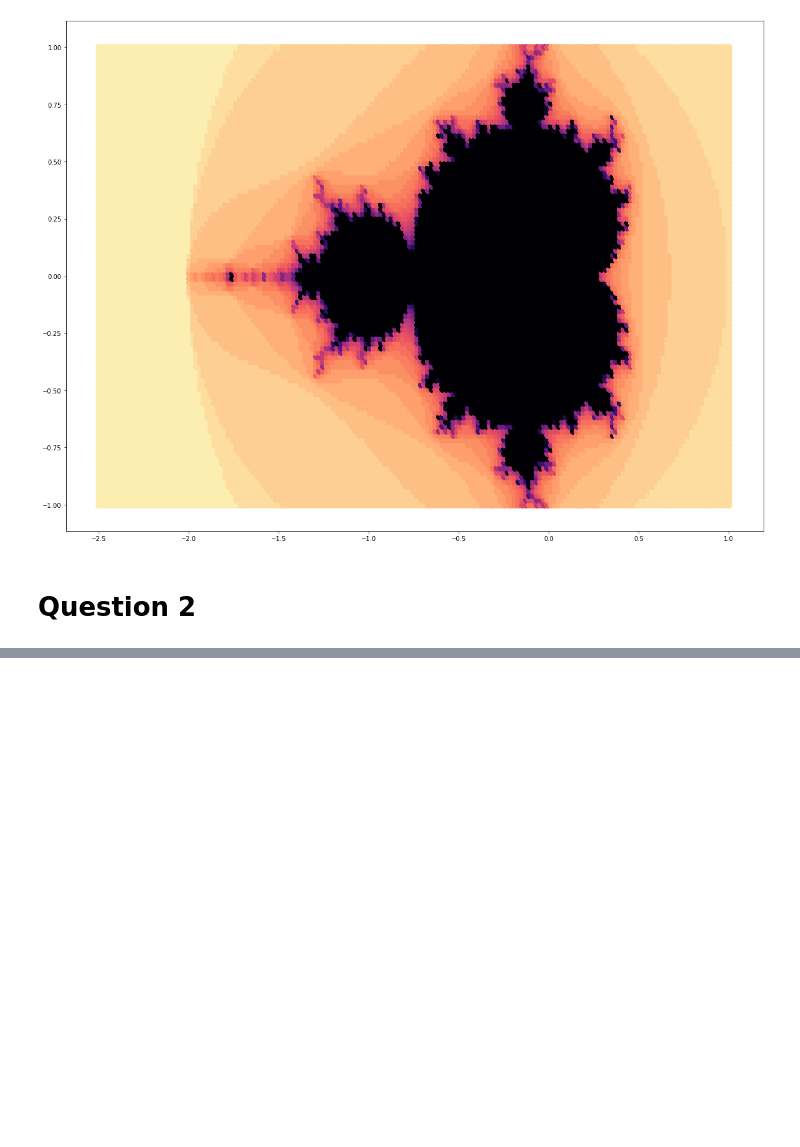
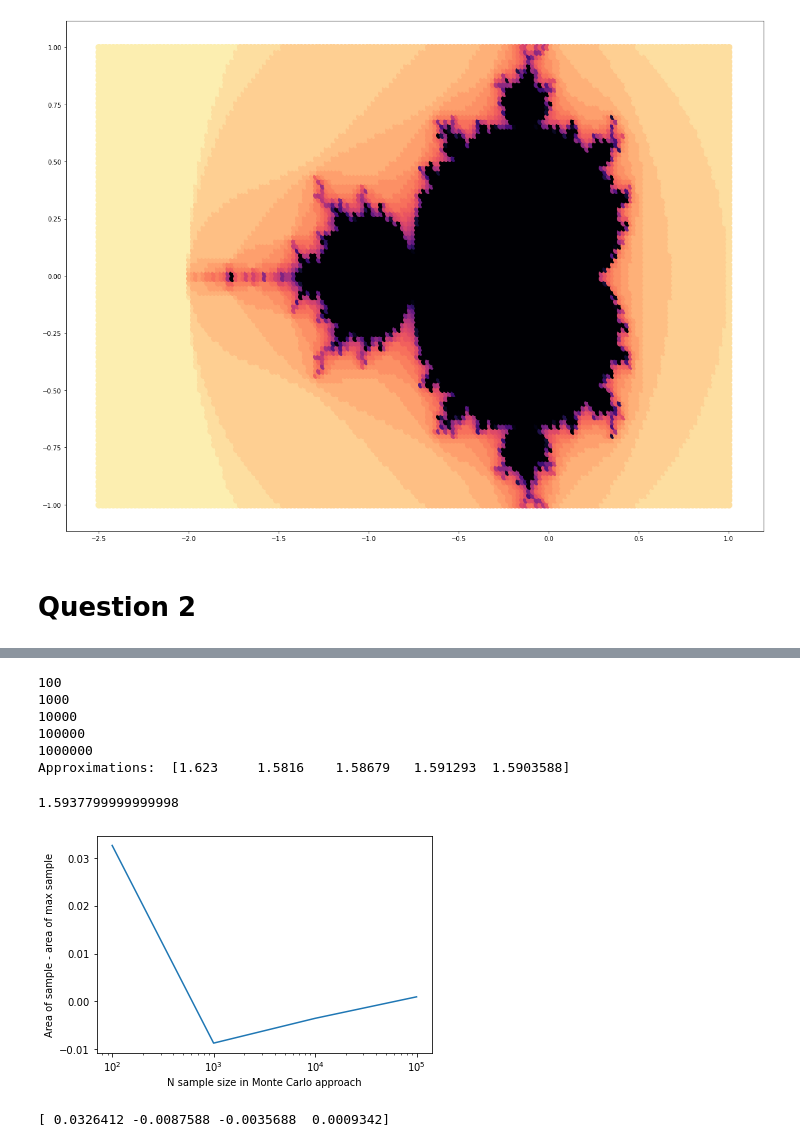
Before and after one commit to DaVinkie/StochSim, a Jupyter notebook: Mandelbrot.ipynb, the cells around one changed output, grey strips where cells are left out. Cells and saved outputs as stored; diff of their text form; code cells hidden in the pictures; blank space fills up the shorter version.

```diff
--- a/Mandelbrot.ipynb
+++ b/Mandelbrot.ipynb
@@ -95,0 +127,41 @@ So estimated Area of the Mandelbrot Island is:  1.53
+# %%
+def sample_convergence(n_tests, max_iteration, sample_range):
+    ''' Calculates the difference in approximated between a range of sample sizes and its highest value.
+    Returns a list of differences for sample size. The approximated area is the average over n_tests using
+    the sample_size as the amount of samples.
+    '''
+    approximations = np.array([])
+    for samples in sample_range:
+        print(samples)
+        run = np.array([monte_carlo_area(samples, max_iteration, TOTAL_AREA) for r in range(n_tests)])
+        avg = np.mean(run)
+        approximations = np.append(approximations, avg)
+    max_approximation = approximations[-1] # Final max_s = j
+    print('Approximations: ', approximations)
+    differences = approximations[:-1] - max_approximation
+    return differences
+
+sample_range = [10**i for i in range(2, 7)]
+s = sample_convergence(20, 50, sample_range)
+# %% [output]
+100
+1000
+10000
+100000
+1000000
+Approximations:  [1.623     1.5816    1.58679   1.591293  1.5903588]
+# %%
+monte_carlo_area(100000, 50, TOTAL_AREA)
+# %% [output]
+1.5937799999999998
+# %%
+plt.semilogx([10**i for i in range(2, 6)], s)
+plt.xlabel("N sample size in Monte Carlo approach")
+plt.ylabel("Area of sample - area of max sample")
+# plt.plot(45, d[9], 'ro', label='Best max')
+# plt.legend()
+plt.show()
+print(s)
+# %% [output]
+[figure, added]
+[ 0.0326412 -0.0087588 -0.0035688  0.0009342]
```
Also changed, not shown: parts of 4 cells of this notebook.
